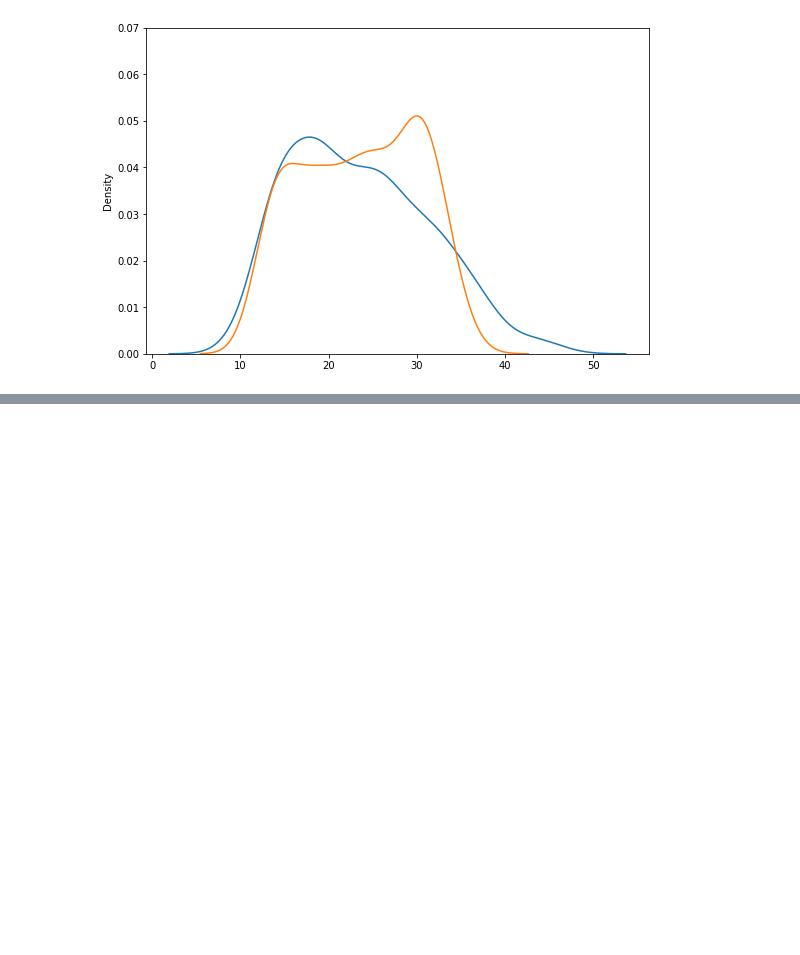
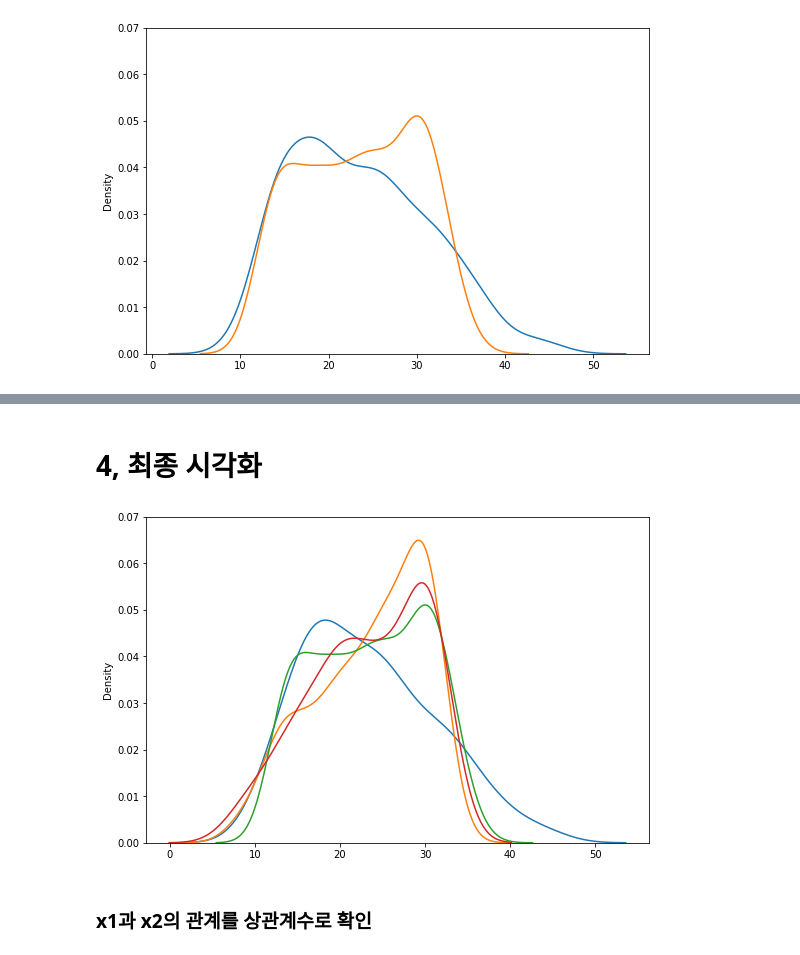
Before and after one commit to Seungeun-Song/Study-for-K-Digital-AI-developer, a Jupyter notebook: Practice/21_03_02_Regression_Analysis.ipynb, the cells around one changed output, grey strips where cells are left out. Saved outputs shown, nothing was run; the diff lists cells and outputs as text; code cells hidden in the pictures; blank space fills up the shorter version.

```diff
--- a/Practice/21_03_02_Regression_Analysis.ipynb
+++ b/Practice/21_03_02_Regression_Analysis.ipynb
@@ -237,0 +360,16 @@ plt.show()
+# %% [markdown]
+# 4, 최종 시각화
+# %%
+y_hat3 = MR.predict(x_test)
+
+plt.figure(figsize=(9,6))
+ax1 = sns.distplot(y_test, hist =False, label='y_test')
+ax2 = sns.distplot(y_hat1, hist =False, label='y_hat', ax=ax1)
+ax3 = sns.distplot(y_hat2, hist =False, label='y_hat', ax=ax1)
+ax4 = sns.distplot(y_hat3, hist =False, label='y_hat', ax=ax1)
+plt.ylim(0,0.07)
+plt.show()
+# %% [output]
+[figure, added]
+# %% [markdown]
+### x1과 x2의 관계를 상관계수로 확인
```
Also changed, not shown: parts of 42 cells of this notebook.
